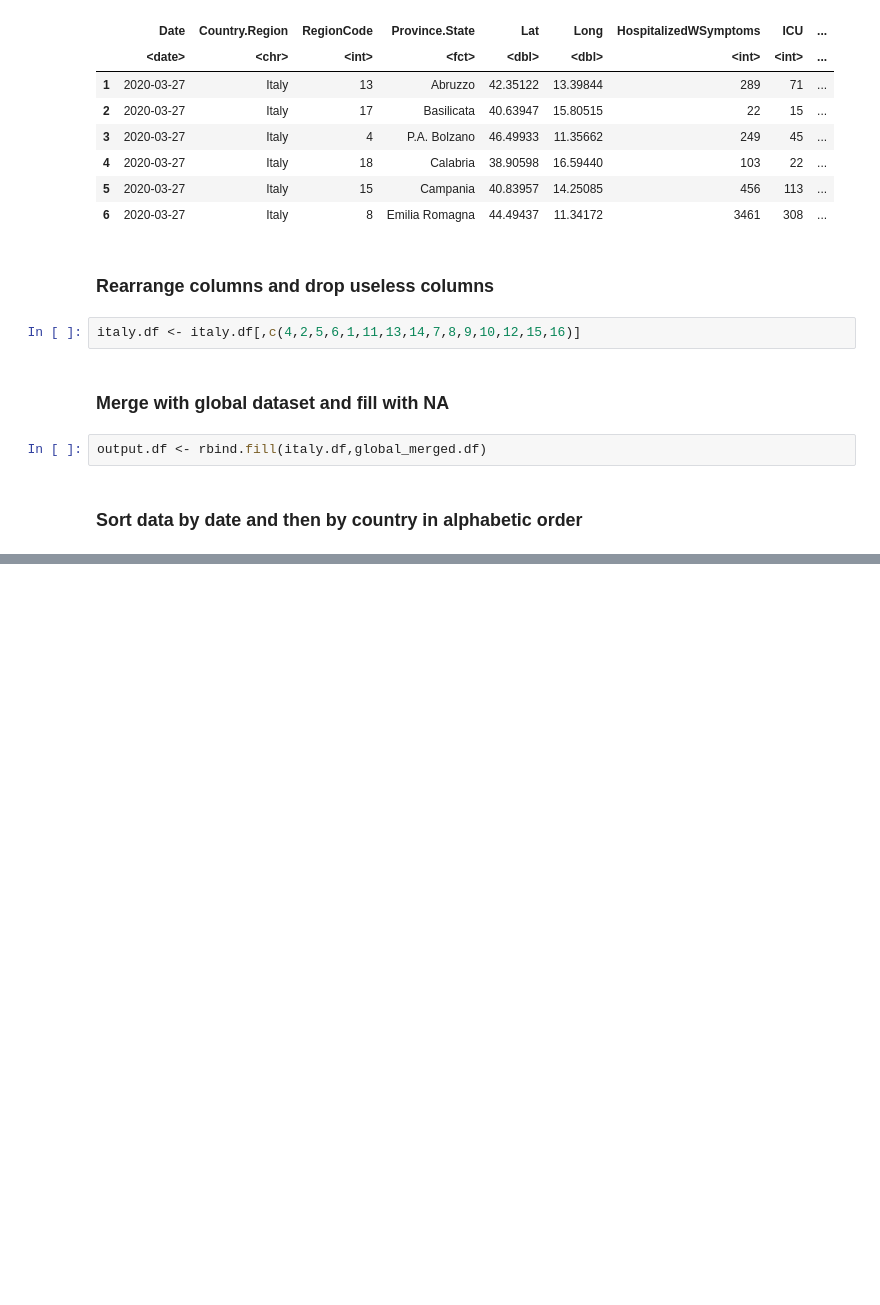
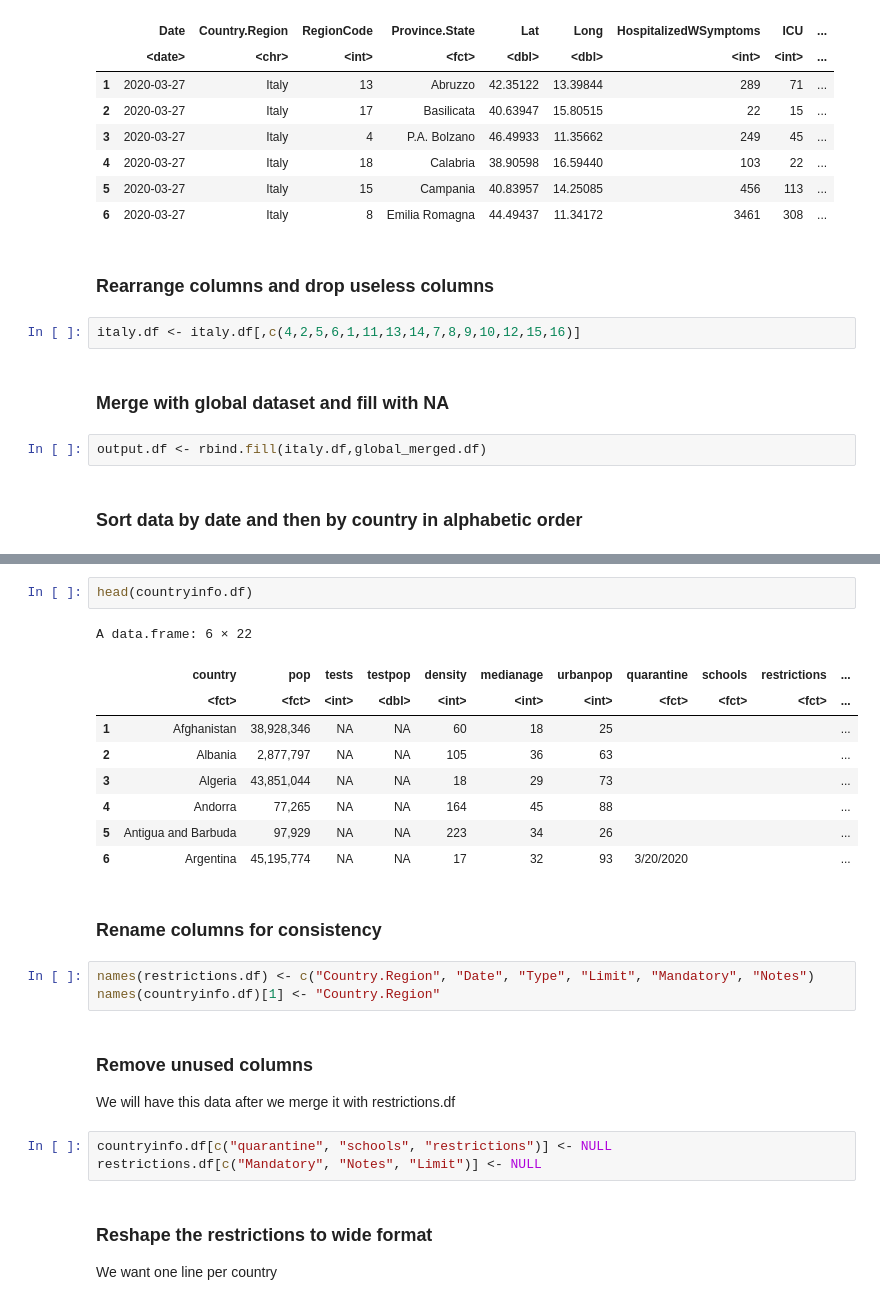
Before and after one commit to TheoVerhelst/ulb-mlg-time-series-impact, a Jupyter notebook: PreprocessData.ipynb, the cells around one changed output, grey strips where cells are left out. Drawn from its saved outputs; the diff is of its cells as text; blank space fills up the shorter version.

```diff
--- a/PreprocessData.ipynb
+++ b/PreprocessData.ipynb
@@ -184,0 +233,26 @@ saveRDS(output.df,"COVID19_Global_Italy.Rdata",version = 2)
+# %%
+head(countryinfo.df)
+# %% [output]
+A data.frame: 6 × 22
+|  | country | pop | tests | testpop | density | medianage | urbanpop | quarantine | schools | restrictions | ... |
+|  | <fct> | <fct> | <int> | <dbl> | <int> | <int> | <int> | <fct> | <fct> | <fct> | ... |
+| 1 | Afghanistan | 38,928,346 | NA | NA | 60 | 18 | 25 |  |  |  | ... |
+| 2 | Albania | 2,877,797 | NA | NA | 105 | 36 | 63 |  |  |  | ... |
+| 3 | Algeria | 43,851,044 | NA | NA | 18 | 29 | 73 |  |  |  | ... |
+| 4 | Andorra | 77,265 | NA | NA | 164 | 45 | 88 |  |  |  | ... |
+| 5 | Antigua and Barbuda | 97,929 | NA | NA | 223 | 34 | 26 |  |  |  | ... |
+| 6 | Argentina | 45,195,774 | NA | NA | 17 | 32 | 93 | 3/20/2020 |  |  | ... |
+# %% [markdown]
+### Rename columns for consistency
+# %%
+names(restrictions.df) <- c("Country.Region", "Date", "Type", "Limit", "Mandatory", "Notes")
+names(countryinfo.df)[1] <- "Country.Region"
+# %% [markdown]
+### Remove unused columns
+We will have this data after we merge it with restrictions.df
+# %%
+countryinfo.df[c("quarantine", "schools", "restrictions")] <- NULL
+restrictions.df[c("Mandatory", "Notes", "Limit")] <- NULL
+# %% [markdown]
+### Reshape the restrictions to wide format
+We want one line per country
```
Also changed, not shown: parts of 16 cells of this notebook, 2 other files.
